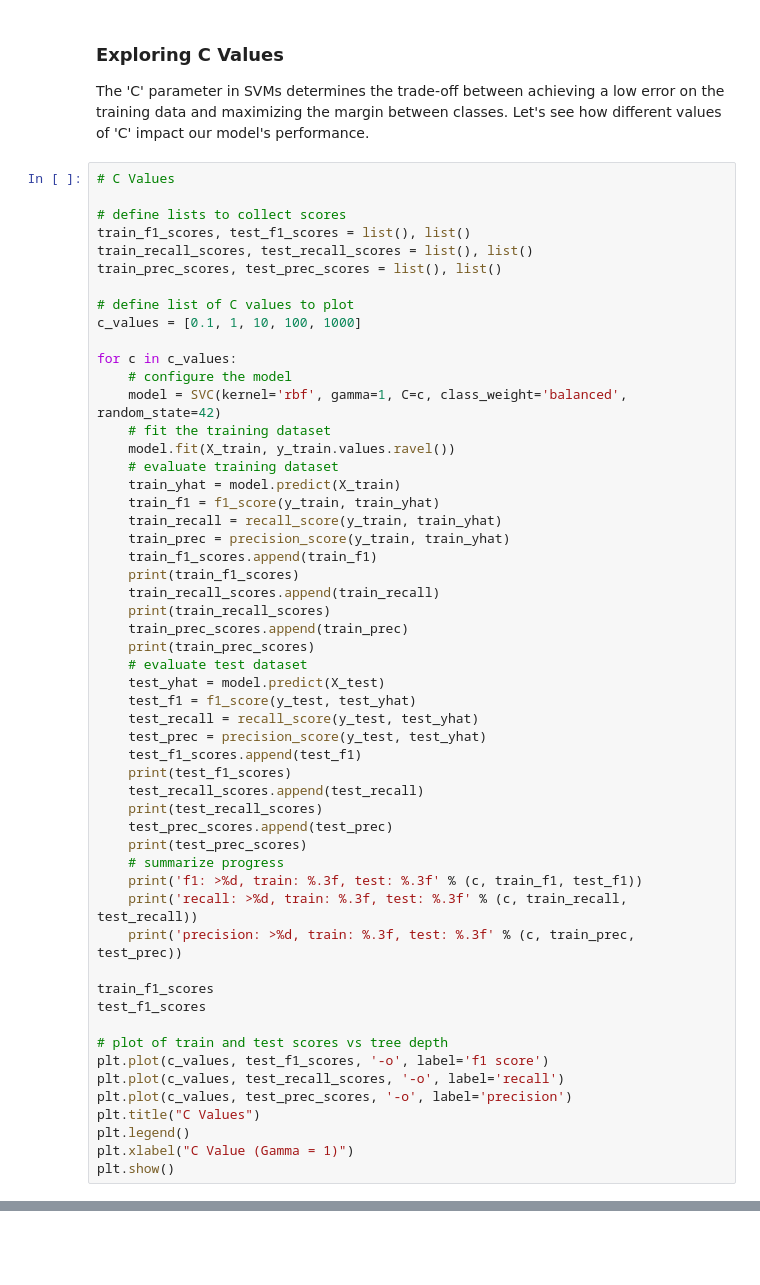
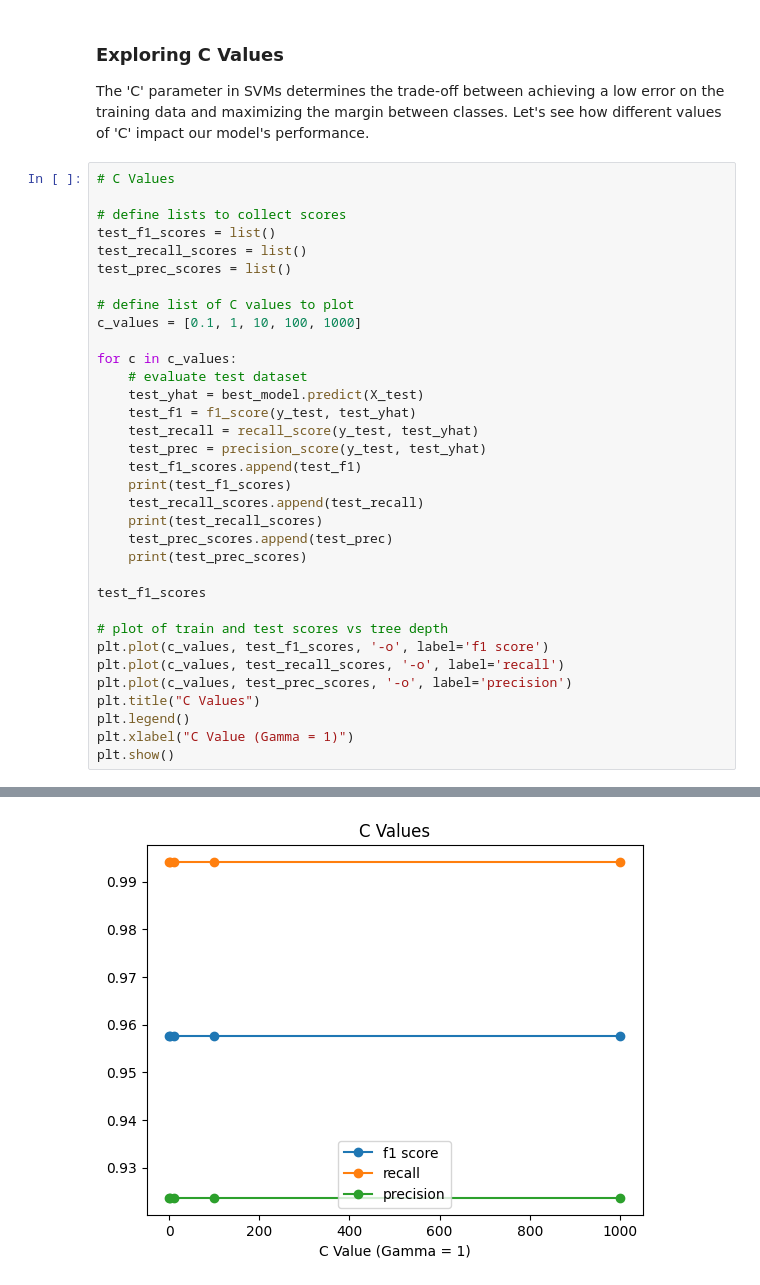
Before and after one commit to BsmittyBkk/DAEN690-Karate_Choppers, a Jupyter notebook: notebooks/visualization_svm_dr.ipynb, the cells around one changed output, grey strips where cells are left out. Saved outputs shown, nothing was run; the diff lists cells and outputs as text; blank space fills up the shorter version.

```diff
--- a/notebooks/visualization_svm_dr.ipynb
+++ b/notebooks/visualization_svm_dr.ipynb
@@ -96,31 +96,16 @@ The 'C' parameter in SVMs determines the trade-off between achieving a low error
 # C Values
 
 # define lists to collect scores
-train_f1_scores, test_f1_scores = list(), list()
-train_recall_scores, test_recall_scores = list(), list()
-train_prec_scores, test_prec_scores = list(), list()
+test_f1_scores = list()
+test_recall_scores = list()
+test_prec_scores = list()
 
 # define list of C values to plot
 c_values = [0.1, 1, 10, 100, 1000]
 
 for c in c_values:
-    # configure the model
-    model = SVC(kernel='rbf', gamma=1, C=c, class_weight='balanced', random_state=42)
-    # fit the training dataset
-    model.fit(X_train, y_train.values.ravel())
-    # evaluate training dataset
-    train_yhat = model.predict(X_train)
-    train_f1 = f1_score(y_train, train_yhat)
-    train_recall = recall_score(y_train, train_yhat)
-    train_prec = precision_score(y_train, train_yhat)
-    train_f1_scores.append(train_f1)
-    print(train_f1_scores)
-    train_recall_scores.append(train_recall)
-    print(train_recall_scores)
-    train_prec_scores.append(train_prec)
-    print(train_prec_scores)
     # evaluate test dataset
-    test_yhat = model.predict(X_test)
+    test_yhat = best_model.predict(X_test)
     test_f1 = f1_score(y_test, test_yhat)
     test_recall = recall_score(y_test, test_yhat)
     test_prec = precision_score(y_test, test_yhat)
@@ -130,12 +115,7 @@ for c in c_values:
     print(test_recall_scores)
     test_prec_scores.append(test_prec)
     print(test_prec_scores)
-    # summarize progress
-    print('f1: >%d, train: %.3f, test: %.3f' % (c, train_f1, test_f1))
-    print('recall: >%d, train: %.3f, test: %.3f' % (c, train_recall, test_recall))
-    print('precision: >%d, train: %.3f, test: %.3f' % (c, train_prec, test_prec))
 
-train_f1_scores
 test_f1_scores
 
 # plot of train and test scores vs tree depth
@@ -167,0 +145 @@ precision: >1, train: 0.975, test: 0.960
+[figure, added]
```
Also changed, not shown: parts of 4 cells of this notebook, 1 other file.
